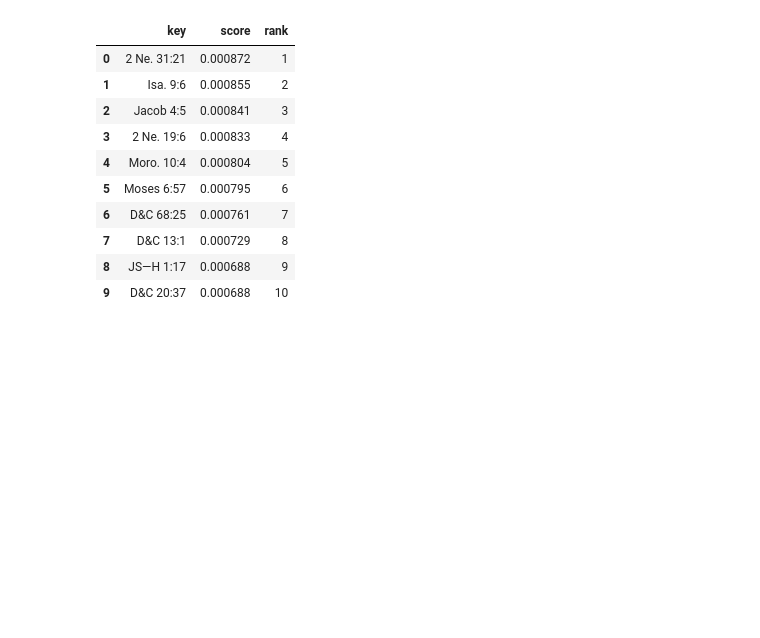
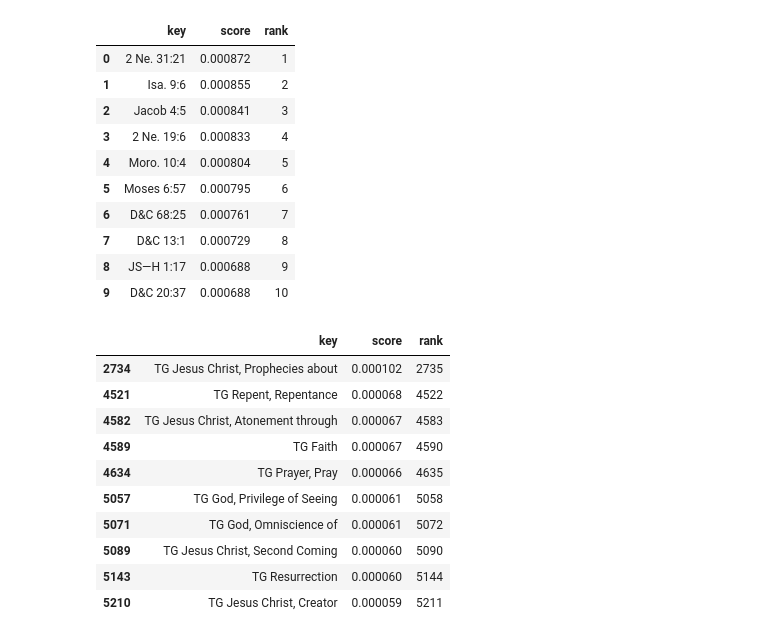
Before and after one commit to skearnes/scripture-graph, a Jupyter notebook: posts/2021-01-08/post.ipynb, the cells around one changed output. Drawn from its saved outputs; the diff is of its cells as text; code cells hidden in the pictures; blank space fills up the shorter version.

```diff
--- a/posts/2021-01-08/post.ipynb
+++ b/posts/2021-01-08/post.ipynb
@@ -338,5 +381,6 @@ notebook_lib.assign_ranks(hubs).head(10)
 # %%
-notebook_lib.assign_ranks(authorities).head(10)
+authority_df = notebook_lib.assign_ranks(authorities)
+authority_df.head(10)
 # %% [output]
 |  | key | score | rank |
 | 0 | 2 Ne. 31:21 | 0.000872 | 1 |
@@ -349,3 +393,17 @@ notebook_lib.assign_ranks(authorities).head(10)
 | 7 | D&C 13:1 | 0.000729 | 8 |
 | 8 | JS—H 1:17 | 0.000688 | 9 |
 | 9 | D&C 20:37 | 0.000688 | 10 |
+# %%
+authority_df[authority_df.key.str.startswith(('TG', 'IttTC'))].head(10)
+# %% [output]
+|  | key | score | rank |
+| 2734 | TG Jesus Christ, Prophecies about | 0.000102 | 2735 |
+| 4521 | TG Repent, Repentance | 0.000068 | 4522 |
+| 4582 | TG Jesus Christ, Atonement through | 0.000067 | 4583 |
+| 4589 | TG Faith | 0.000067 | 4590 |
+| 4634 | TG Prayer, Pray | 0.000066 | 4635 |
+| 5057 | TG God, Privilege of Seeing | 0.000061 | 5058 |
+| 5071 | TG God, Omniscience of | 0.000061 | 5072 |
+| 5089 | TG Jesus Christ, Second Coming | 0.000060 | 5090 |
+| 5143 | TG Resurrection | 0.000060 | 5144 |
+| 5210 | TG Jesus Christ, Creator | 0.000059 | 5211 |
```
Also changed, not shown: parts of 5 cells of this notebook.
